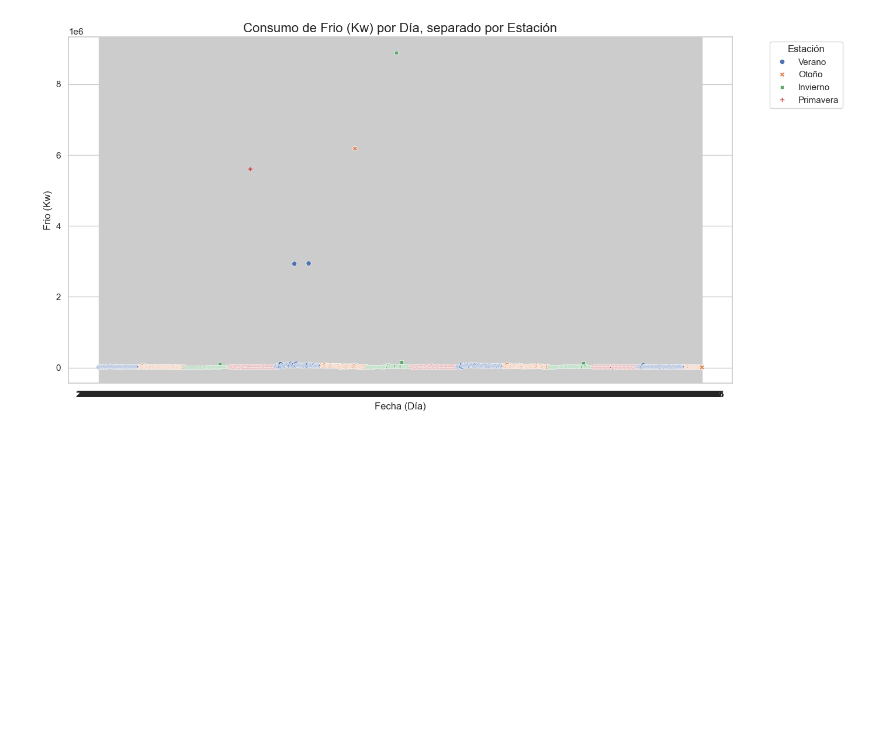
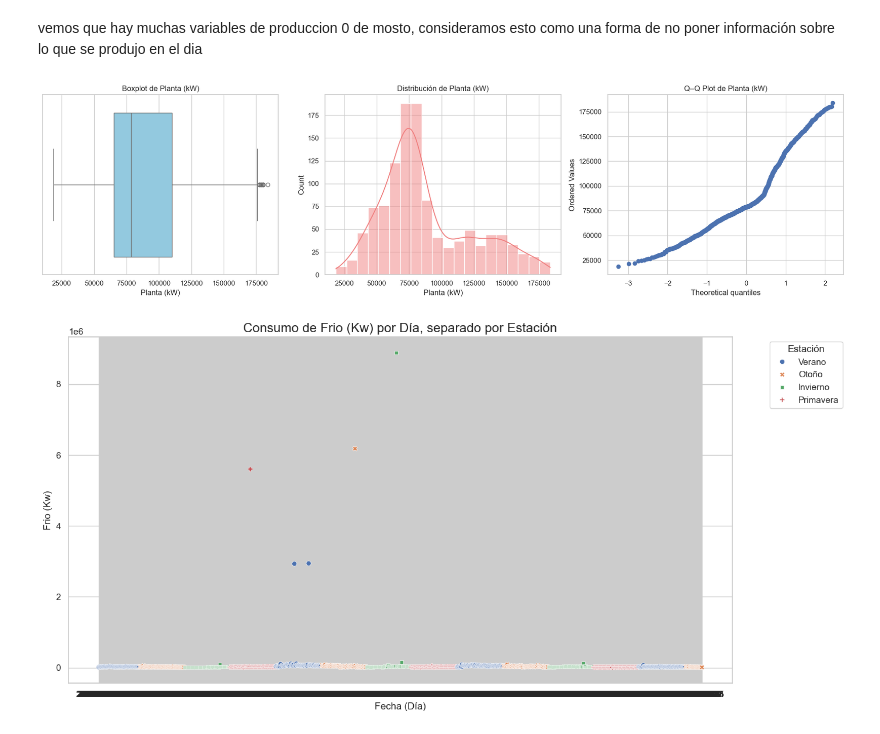
Before and after one commit to DayubMateo/MostoElMostro, a Jupyter notebook: EDA.ipynb, the cells around one changed output. Cells and saved outputs as stored; diff of their text form; code cells hidden in the pictures; blank space fills up the shorter version.

```diff
--- a/EDA.ipynb
+++ b/EDA.ipynb
@@ -71,3 +186,28 @@ Vamos a hacer una eliminación de outliers con IQR solamente para hacer el anali
+# %% [markdown]
+vemos que hay muchas variables de produccion 0 de mosto, consideramos esto como una forma de no poner información sobre lo que se produjo en el dia
+# %%
+# Crear figura con tres subplots horizontales
+fig, axs = plt.subplots(1, 3, figsize=(18, 5))
+
+# --- 1. Boxplot ---
+sns.boxplot(data=df_limpio, x="Planta (Kw)", ax=axs[0], color="skyblue")
+axs[0].set_title("Boxplot de Planta (kW)")
+axs[0].set_xlabel("Planta (kW)")
+
+# --- 2. Distribución (histograma + KDE) ---
+sns.histplot(data=df_limpio, x="Planta (Kw)", kde=True, ax=axs[1], color="lightcoral")
+axs[1].set_title("Distribución de Planta (kW)")
+axs[1].set_xlabel("Planta (kW)")
+
+# --- 3. Q–Q Plot ---
+stats.probplot(df_limpio["Planta (Kw)"], dist="norm", plot=axs[2])
+axs[2].set_title("Q–Q Plot de Planta (kW)")
+
+# Ajustar espacios
+plt.tight_layout()
+plt.show()
+# %% [output]
+[figure, added]
 # %%
 sns.set_theme(style="whitegrid")
 plt.figure(figsize=(14, 7))
```
Also changed, not shown: parts of 18 cells of this notebook, 2 other files.
